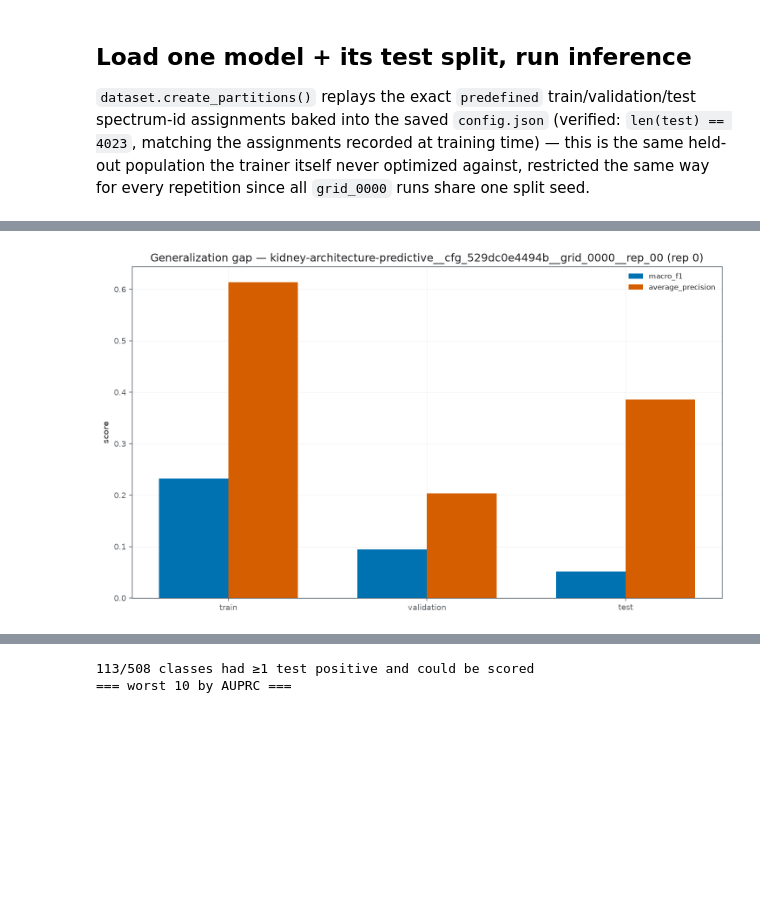
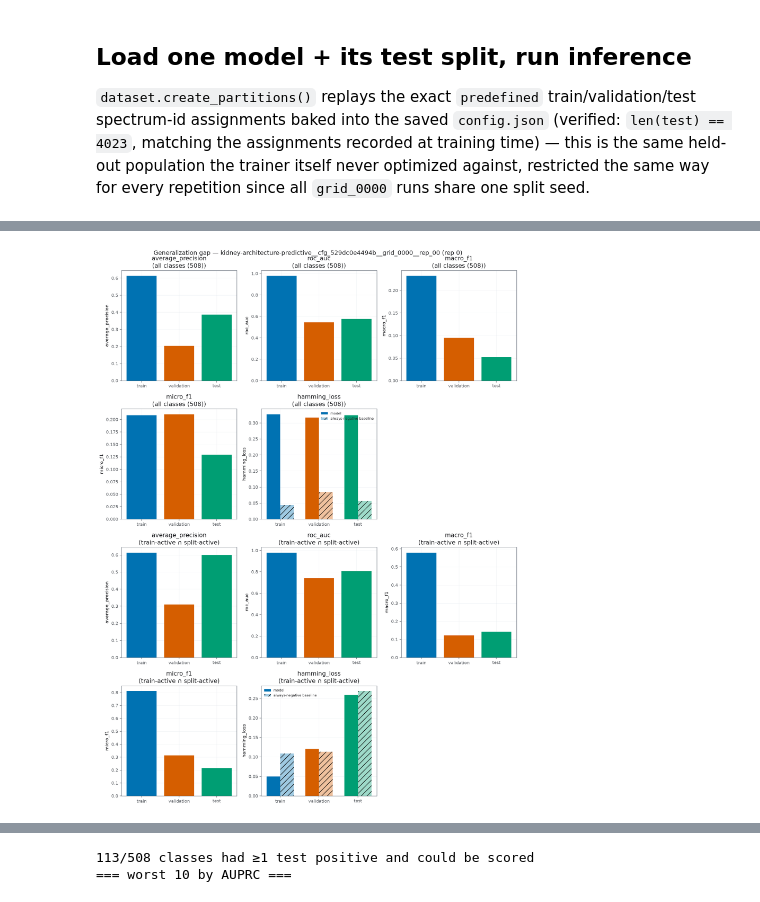
Before and after one commit to maxi7524/MSIAutoEncoderWrapper, a Jupyter notebook: assets/experiments/08_26/23_08_26_architecture_predictive/notebooks/part_2_prediction_metrics_bce.ipynb, the cells around one changed output, grey strips where cells are left out. Cells and saved outputs as stored; diff of their text form; code cells hidden in the pictures; blank space fills up the shorter version.

Commit message:
Add | update; Full notebooks: Added ntoebooks analysis

```diff
--- a/assets/experiments/08_26/23_08_26_architecture_predictive/notebooks/part_2_prediction_metrics_bce.ipynb
+++ b/assets/experiments/08_26/23_08_26_architecture_predictive/notebooks/part_2_prediction_metrics_bce.ipynb
@@ -247,19 +421,53 @@ gap_frame[["split", "size", "macro_f1", "average_precision", "hamming_loss"]]
 # %%
 import matplotlib.pyplot as plt
 
-figure, ax = plt.subplots(figsize=theme.figure_size, dpi=theme.figure_dpi)
 split_order = ["train", "validation", "test"]
-metric_names = ["macro_f1", "average_precision"]
-x_positions = np.arange(len(split_order))
+# Same grouping as the table above: ranking + macro on top (the metrics this
+# notebook actually trusts), micro + calibration below (shown for context, per the
+# "trap" discussion, not as primary evidence). Repeated once per scope -- full 508
+# classes, then train-active-only -- stacked vertically so the two are directly
+# comparable panel by panel.
+panel_layout = [
+    ["average_precision", "roc_auc", "macro_f1"],
+    ["micro_f1", "hamming_loss"],
+]
+scope_names = [ALL_CLASSES_SCOPE, TRAIN_ACTIVE_SCOPE]
+rows_per_scope = len(panel_layout)
+total_rows = rows_per_scope * len(scope_names)
+
+figure, axes = plt.subplots(total_rows, 3, figsize=(12.6, 4.2 * total_rows), dpi=theme.figure_dpi)
 bar_width = 0.35
-for index, metric_name in enumerate(metric_names):
-    values = [gap_frame.set_index("split").loc[split_name, metric_name] for split_name in split_order]
-    ax.bar(x_positions + index * bar_width, values, width=bar_width, label=metric_name, color=theme.color_for_model(metric_name, index))
-ax.set_xticks(x_positions + bar_width / 2)
-ax.set_xticklabels(split_order)
-ax.set(ylabel="score", title=f"Generalization gap — {MODEL_NAMES[0]} (rep 0)")
-ax.grid(theme.grid_visible, alpha=theme.grid_alpha)
-ax.legend(frameon=theme.legend_frame)
+for scope_index, scope_name in enumerate(scope_names):
+    for row, metric_row in enumerate(panel_layout):
+        axis_row = scope_index * rows_per_scope + row
+        for column, metric_name in enumerate(metric_row):
+            axis = axes[axis_row, column]
+            x_positions = np.arange(len(split_order))
+            values = [gap_by_split_scope.loc[(split_name, scope_name), metric_name] for split_name in split_order]
+            if metric_name == "hamming_loss":
+                # An always-negative predictor's hamming_loss equals exactly the positive
+                # rate -- shown alongside the real value so a bare number is never read in
+                # isolation (a model can sit above the baseline purely from over-predicting,
+                # not from being a bad classifier).
+                baseline_values = [
+                    gap_by_split_scope.loc[(split_name, scope_name), "hamming_loss_baseline_positive_rate"]
+                    for split_name in split_order
+                ]
+                axis.bar(x_positions - bar_width / 2, values, width=bar_width, label="model",
+                         color=[theme.color_for_model(split_name, index) for index, split_name in enumerate(split_order)])
+                axis.bar(x_positions + bar_width / 2, baseline_values, width=bar_width, label="always-negative baseline",
+                         color=[theme.color_for_model(split_name, index) for index, split_name in enumerate(split_order)],
+                         alpha=theme.overlapping_signal_alpha, hatch="//")
+                axis.legend(fontsize=7, frameon=theme.legend_frame)
+            else:
+                axis.bar(x_positions, values, color=[theme.color_for_model(split_name, index) for index, split_name in enumerate(split_order)])
+            axis.set_xticks(x_positions)
+            axis.set_xticklabels(split_order)
+            axis.set(ylabel=metric_name, title=f"{metric_name}\n({scope_name})")
+            axis.grid(theme.grid_visible, alpha=theme.grid_alpha)
+        for column in range(len(metric_row), 3):
+            axes[axis_row, column].axis("off")
+figure.suptitle(f"Generalization gap — {MODEL_NAMES[0]} (rep 0)", fontsize=13)
 figure.tight_layout()
 # %% [output]
-[figure, old version]
+[figure, new version]
```
Also changed, not shown: parts of 22 cells of this notebook, 48 other files.
